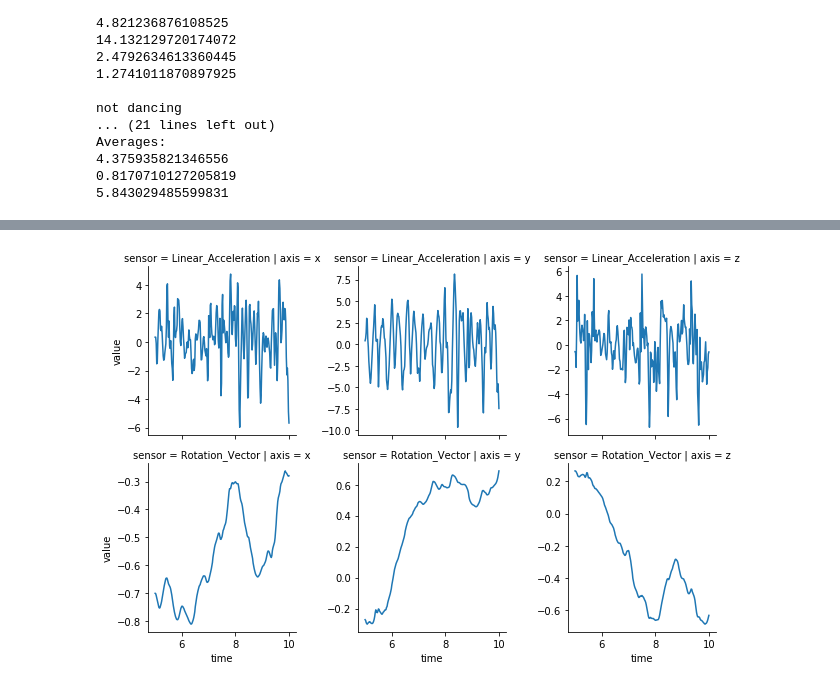
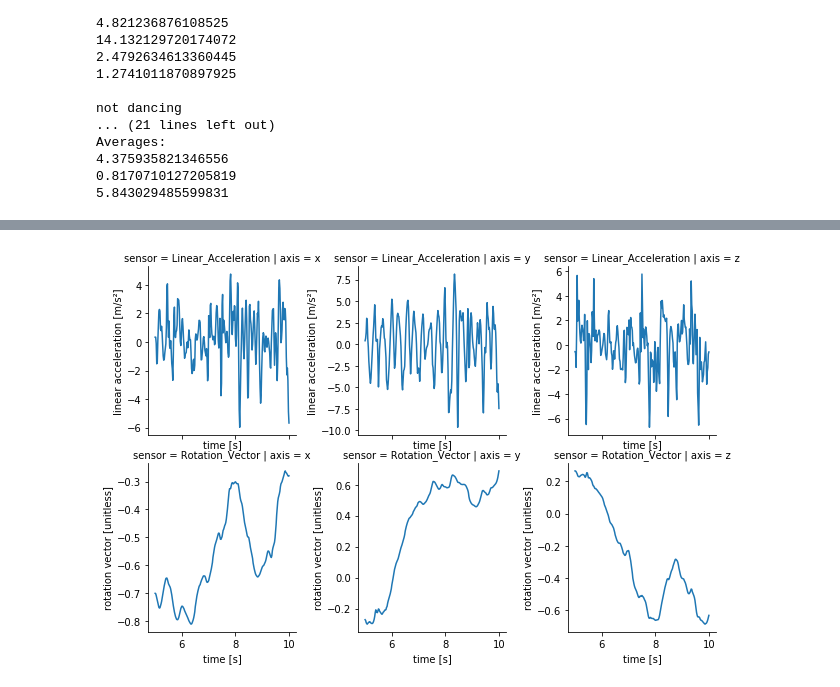
Before and after one commit to tuesd4y/music-enjoyment, a Jupyter notebook: analysis/notebooks/analyze_dances.ipynb, the cells around one changed output, grey strips where cells are left out. Drawn from its saved outputs; the diff is of its cells as text; code cells hidden in the pictures.

```diff
--- a/analysis/notebooks/analyze_dances.ipynb
+++ b/analysis/notebooks/analyze_dances.ipynb
@@ -399,23 +404,38 @@ visualize_peaks(0, 1, add_lower_peaks=True)
 # %%
 def visualize_all_sensors_facetgrid(df_id: int, start = 5, end = 10):
     s = start * 1000
     e = end * 1000
     df = cut_dfs[df_id]
 
     # some more plots...
     melted_dance = pd.melt(df[(df.time >= s) & (df.time <= e)], id_vars=['time'], value_vars=axis_combinations)
 
     def split_sensor_to_sensor_and_axis(col: str):
         l= col.split(sep = '.')
         return l[0], l[1]
 
     melted_dance['sensor'], melted_dance['axis'] = zip(*melted_dance['variable'].apply(split_sensor_to_sensor_and_axis))
     melted_dance['time'] = melted_dance['time'].divide(1000)
     g = sns.FacetGrid(data = melted_dance, row = 'sensor', col = 'axis', sharey=False)
     g = g.map(plt.plot, 'time', 'value')
-#     plt.savefig('facetgrid.png')
+
+    g.axes[0,0].set_xlabel('time [s]')
+    g.axes[0,1].set_xlabel('time [s]')
+    g.axes[0,2].set_xlabel('time [s]')
+    g.axes[1,0].set_xlabel('time [s]')
+    g.axes[1,1].set_xlabel('time [s]')
+    g.axes[1,2].set_xlabel('time [s]')
+    g.axes[0,0].set_ylabel('linear acceleration [m/s²]')
+    g.axes[0,1].set_ylabel('linear acceleration [m/s²]')
+    g.axes[0,2].set_ylabel('linear acceleration [m/s²]')
+    g.axes[1,0].set_ylabel('rotation vector [unitless]')
+    g.axes[1,1].set_ylabel('rotation vector [unitless]')
+    g.axes[1,2].set_ylabel('rotation vector [unitless]')
+
+
+    plt.savefig('facetgrid.png')
     plt.show()
 
 visualize_all_sensors_facetgrid(0)
 # %% [output]
-[figure, old version]
+[figure, new version]
```
Also changed, not shown: parts of 2 cells of this notebook, 3 other files.
